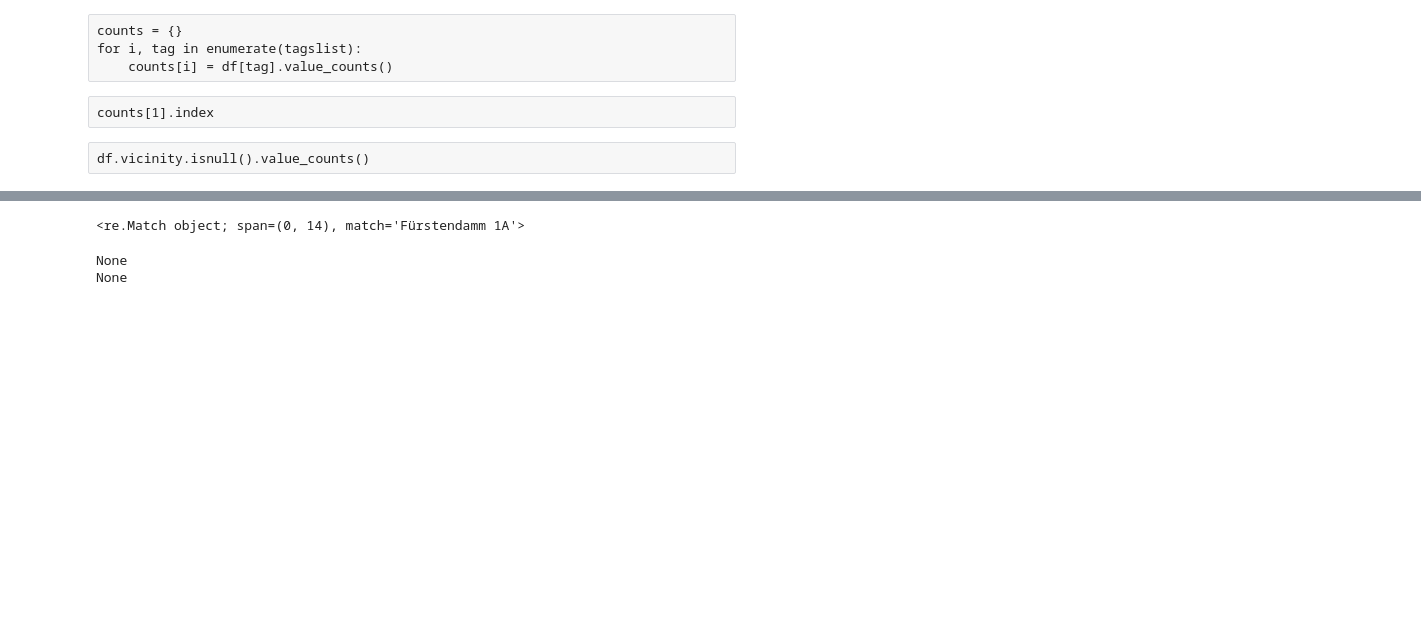
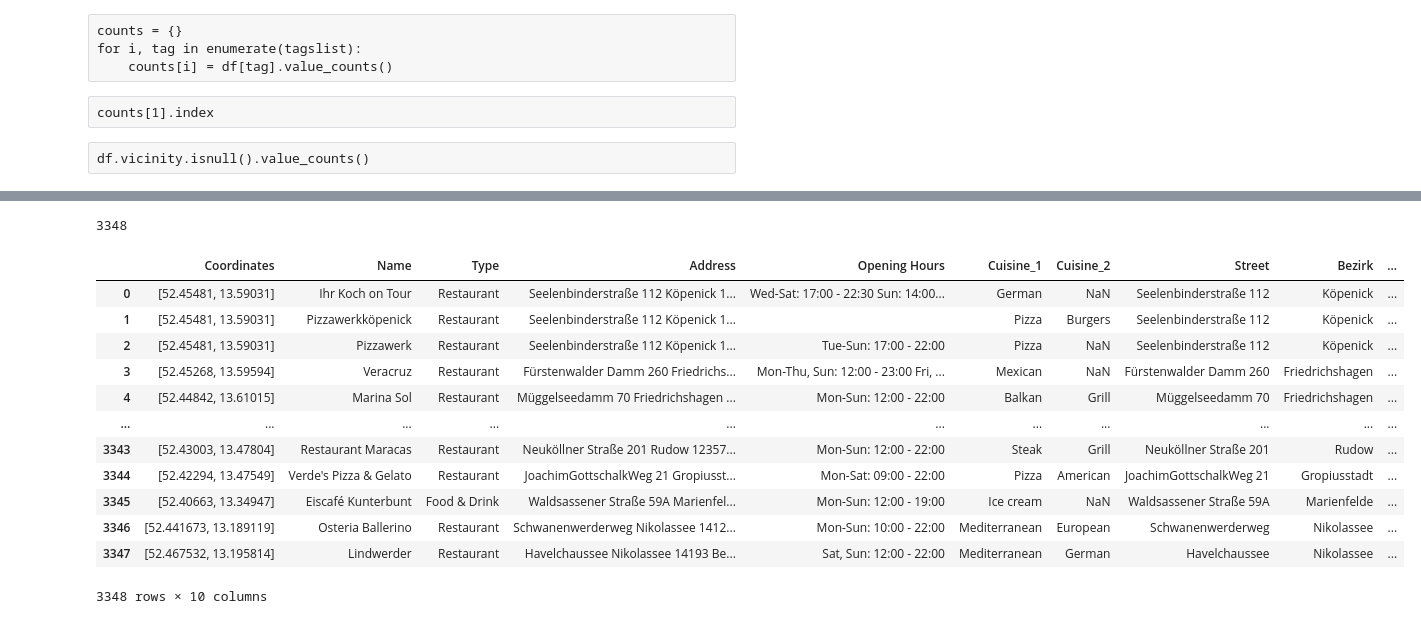
Before and after one commit to ayelenklas/geotracker, a Jupyter notebook: notebooks/castoldie_api_test.ipynb, the cells around one changed output, grey strips where cells are left out. Cells and saved outputs as stored; diff of their text form; code cells hidden in the pictures; blank space fills up the shorter version.

```diff
--- a/notebooks/castoldie_api_test.ipynb
+++ b/notebooks/castoldie_api_test.ipynb
@@ -273,10 +272,0 @@ df
-# %%
-def address_splitterDE(address):
-    addressRE = re.compile(r'''
-            ^\w+
-            \s
-            \w*
-            \s*
-            \d{1,3}\w?''', re.X)
-
-    {f'tag_{i}':word for i,title in enumerate(titles)}
@@ -285,0 +273,2 @@ def address_splitterDE(address):
+# %%
+df = df.reset_index().drop(columns="index")
@@ -286,20 +291,48 @@ def address_splitterDE(address):
+# %%
+len(df.Address)
+# %% [output]
+3348
 # %%
-addressRE = re.compile(r'''
-            ^\w+
-            \s
-            \w*
-            \s*
-            \d{1,3}\w?''', re.X)
+def address_splitterDE(column):
 
-addressRE.match("Fürstendamm 1A Frohnau 13465 Berlin")
+    try:
+        df.insert(7, "Street", "")
+        df.insert(8, "Bezirk", "")
+        df.insert(9, "PLZ", "")
+    except ValueError:
+        pass
+
+    for i in range(len(column)):
+
+        text = column[i]
+
+        try:
+            df["Street"][i] = re.match(r'^(\w*\s)*(?=\w+\s\d{5})', text)[0].strip(" ")
+        except TypeError:
+            continue
+        try:
+            df["Bezirk"][i] = re.search(r'(?<=(\d|\w))\s\w+\s(?=\d{5})', text)[0].strip(" ")
+        except TypeError:
+            continue
+        try:
+            df["PLZ"][i] = re.search(r'\d{5}', text)[0]
+        except TypeError:
+            continue
+
+address_splitterDE(df.Address)
+
+df
 # %% [output]
+|  | Coordinates | Name | Type | Address | Opening Hours | Cuisine_1 | Cuisine_2 | Street | Bezirk | ... |
+| 0 | [52.45481, 13.59031] | Ihr Koch on Tour | Restaurant | Seelenbinderstraße 112 Köpenick 1... | Wed-Sat: 17:00 - 22:30 Sun: 14:00... | German | NaN | Seelenbinderstraße 112 | Köpenick | ... |
+| 1 | [52.45481, 13.59031] | Pizzawerkköpenick | Restaurant | Seelenbinderstraße 112 Köpenick 1... |  | Pizza | Burgers | Seelenbinderstraße 112 | Köpenick | ... |
+| 2 | [52.45481, 13.59031] | Pizzawerk | Restaurant | Seelenbinderstraße 112 Köpenick 1... | Tue-Sun: 17:00 - 22:00 | Pizza | NaN | Seelenbinderstraße 112 | Köpenick | ... |
+| 3 | [52.45268, 13.59594] | Veracruz | Restaurant | Fürstenwalder Damm 260 Friedrichs... | Mon-Thu, Sun: 12:00 - 23:00 Fri, ... | Mexican | NaN | Fürstenwalder Damm 260 | Friedrichshagen | ... |
+| 4 | [52.44842, 13.61015] | Marina Sol | Restaurant | Müggelseedamm 70 Friedrichshagen ... | Mon-Sun: 12:00 - 22:00 | Balkan | Grill | Müggelseedamm 70 | Friedrichshagen | ... |
+| ... | ... | ... | ... | ... | ... | ... | ... | ... | ... | ... |
+| 3343 | [52.43003, 13.47804] | Restaurant Maracas | Restaurant | Neuköllner Straße 201 Rudow 12357... | Mon-Sun: 12:00 - 22:00 | Steak | Grill | Neuköllner Straße 201 | Rudow | ... |
+| 3344 | [52.42294, 13.47549] | Verde's Pizza & Gelato | Restaurant | JoachimGottschalkWeg 21 Gropiusst... | Mon-Sat: 09:00 - 22:00 | Pizza | American | JoachimGottschalkWeg 21 | Gropiusstadt | ... |
+| 3345 | [52.40663, 13.34947] | Eiscafé Kunterbunt | Food & Drink | Waldsassener Straße 59A Marienfel... | Mon-Sun: 12:00 - 19:00 | Ice cream | NaN | Waldsassener Straße 59A | Marienfelde | ... |
+| 3346 | [52.441673, 13.189119] | Osteria Ballerino | Restaurant | Schwanenwerderweg Nikolassee 1412... | Mon-Sun: 10:00 - 22:00 | Mediterranean | European | Schwanenwerderweg | Nikolassee | ... |
+| 3347 | [52.467532, 13.195814] | Lindwerder | Restaurant | Havelchaussee Nikolassee 14193 Be... | Sat, Sun: 12:00 - 22:00 | Mediterranean | German | Havelchaussee | Nikolassee | ... |
-<re.Match object; span=(0, 14), match='Fürstendamm 1A'>
+3348 rows × 10 columns
-# %%
-bezirkRE = re.compile(r'(?<=\d|\w)\w+(?=\d{5})')
-plzRE = re.compile(r'\d{5}')
-
-print(bezirkRE.match('Fürstendamm 1A Frohnau 13465 Berlin'))
-print(plzRE.match('Fürstendamm 1A Frohnau 13465 Berlin'))
-# %% [output]
-None
-None
```
Also changed, not shown: parts of 6 cells of this notebook, 3 other files.
